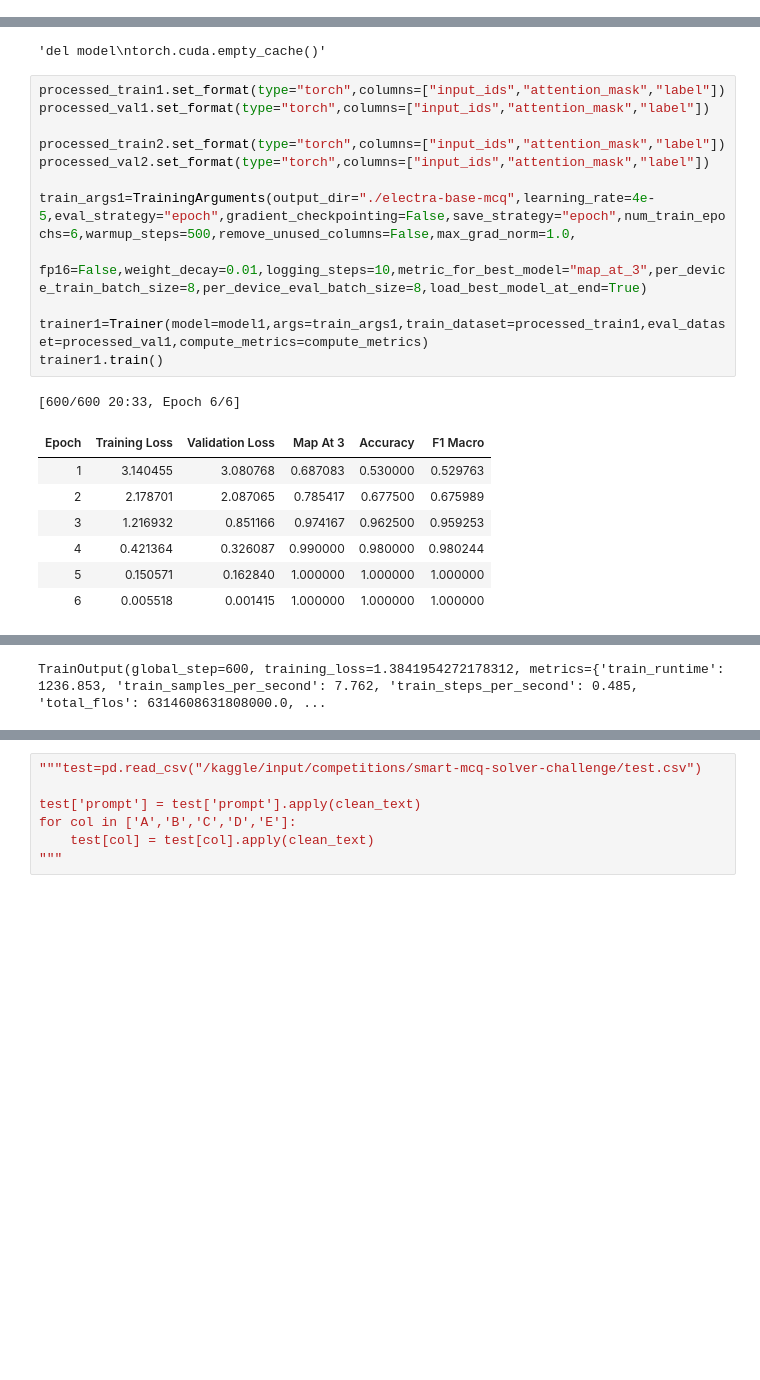
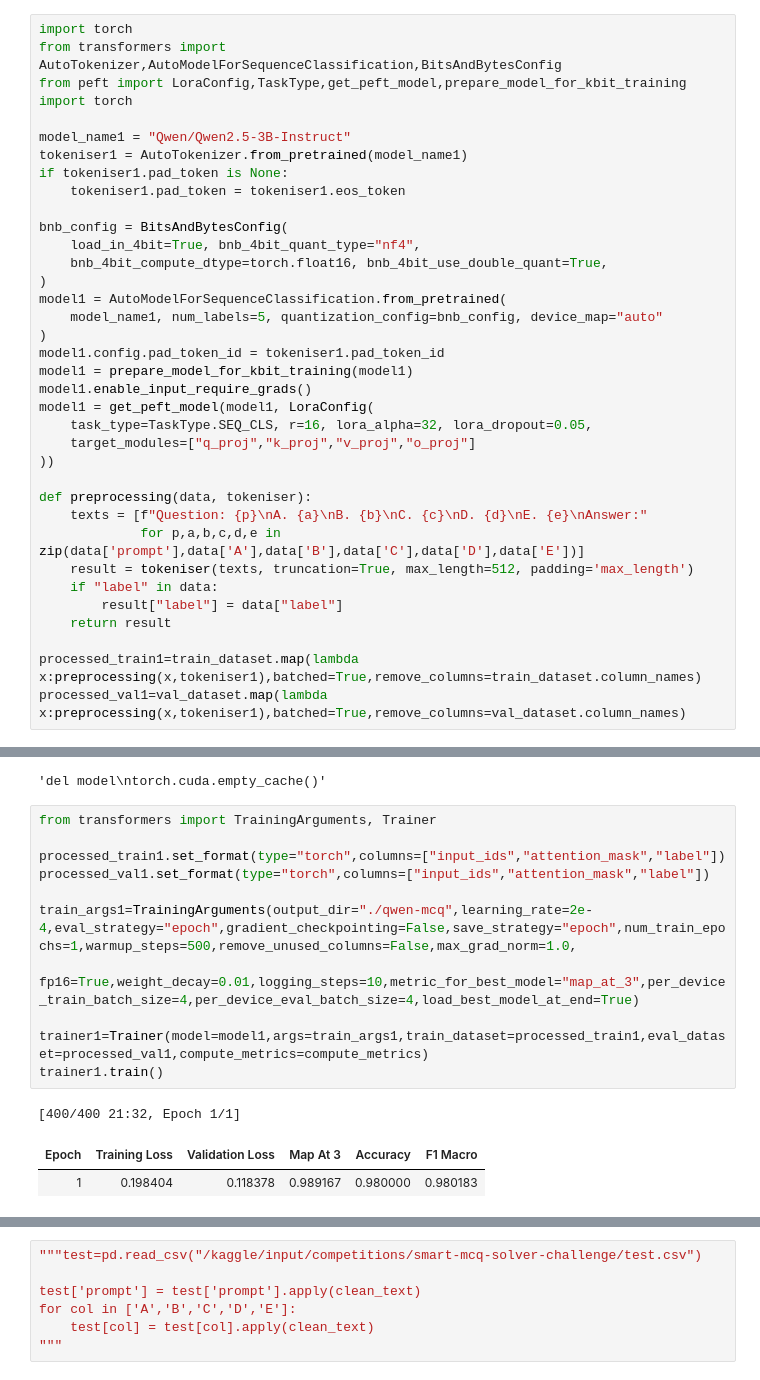
Before and after one commit to chay123-crypto/mcq-solver-transformers, a Jupyter notebook: DL-24f2002314-notebook-t22026.ipynb, the cells around one changed output, grey strips where cells are left out. Saved outputs shown, nothing was run; the diff lists cells and outputs as text; blank space fills up the shorter version.

```diff
--- a/DL-24f2002314-notebook-t22026.ipynb
+++ b/DL-24f2002314-notebook-t22026.ipynb
@@ -770,0 +710,36 @@ Notes:
+# %%
+import torch
+from transformers import AutoTokenizer,AutoModelForSequenceClassification,BitsAndBytesConfig
+from peft import LoraConfig,TaskType,get_peft_model,prepare_model_for_kbit_training
+import torch
+
+model_name1 = "Qwen/Qwen2.5-3B-Instruct"
+tokeniser1 = AutoTokenizer.from_pretrained(model_name1)
+if tokeniser1.pad_token is None:
+    tokeniser1.pad_token = tokeniser1.eos_token
+
+bnb_config = BitsAndBytesConfig(
+    load_in_4bit=True, bnb_4bit_quant_type="nf4",
+    bnb_4bit_compute_dtype=torch.float16, bnb_4bit_use_double_quant=True,
+)
+model1 = AutoModelForSequenceClassification.from_pretrained(
+    model_name1, num_labels=5, quantization_config=bnb_config, device_map="auto"
+)
+model1.config.pad_token_id = tokeniser1.pad_token_id
+model1 = prepare_model_for_kbit_training(model1)
+model1.enable_input_require_grads()
+model1 = get_peft_model(model1, LoraConfig(
+    task_type=TaskType.SEQ_CLS, r=16, lora_alpha=32, lora_dropout=0.05,
+    target_modules=["q_proj","k_proj","v_proj","o_proj"]
+))
+
+def preprocessing(data, tokeniser):
+    texts = [f"Question: {p}\nA. {a}\nB. {b}\nC. {c}\nD. {d}\nE. {e}\nAnswer:"
+             for p,a,b,c,d,e in zip(data['prompt'],data['A'],data['B'],data['C'],data['D'],data['E'])]
+    result = tokeniser(texts, truncation=True, max_length=512, padding='max_length')
+    if "label" in data:
+        result["label"] = data["label"]
+    return result
+
+processed_train1=train_dataset.map(lambda x:preprocessing(x,tokeniser1),batched=True,remove_columns=train_dataset.column_names)
+processed_val1=val_dataset.map(lambda x:preprocessing(x,tokeniser1),batched=True,remove_columns=val_dataset.column_names)
@@ -785,23 +768,17 @@ torch.cuda.empty_cache()"""
 # %% [output]
 'del model\ntorch.cuda.empty_cache()'
 # %%
+from transformers import TrainingArguments, Trainer
+
 processed_train1.set_format(type="torch",columns=["input_ids","attention_mask","label"])
 processed_val1.set_format(type="torch",columns=["input_ids","attention_mask","label"])
 
-processed_train2.set_format(type="torch",columns=["input_ids","attention_mask","label"])
-processed_val2.set_format(type="torch",columns=["input_ids","attention_mask","label"])
-
-train_args1=TrainingArguments(output_dir="./electra-base-mcq",learning_rate=4e-5,eval_strategy="epoch",gradient_checkpointing=False,save_strategy="epoch",num_train_epochs=6,warmup_steps=500,remove_unused_columns=False,max_grad_norm=1.0,
-                             fp16=False,weight_decay=0.01,logging_steps=10,metric_for_best_model="map_at_3",per_device_train_batch_size=8,per_device_eval_batch_size=8,load_best_model_at_end=True)
+train_args1=TrainingArguments(output_dir="./qwen-mcq",learning_rate=2e-4,eval_strategy="epoch",gradient_checkpointing=False,save_strategy="epoch",num_train_epochs=1,warmup_steps=500,remove_unused_columns=False,max_grad_norm=1.0,
+                             fp16=True,weight_decay=0.01,logging_steps=10,metric_for_best_model="map_at_3",per_device_train_batch_size=4,per_device_eval_batch_size=4,load_best_model_at_end=True)
 
 trainer1=Trainer(model=model1,args=train_args1,train_dataset=processed_train1,eval_dataset=processed_val1,compute_metrics=compute_metrics)
 trainer1.train()
 # %% [output]
-[600/600 20:33, Epoch 6/6]
+[400/400 21:32, Epoch 1/1]
 | Epoch | Training Loss | Validation Loss | Map At 3 | Accuracy | F1 Macro |
-| 1 | 3.140455 | 3.080768 | 0.687083 | 0.530000 | 0.529763 |
-| 2 | 2.178701 | 2.087065 | 0.785417 | 0.677500 | 0.675989 |
-| 3 | 1.216932 | 0.851166 | 0.974167 | 0.962500 | 0.959253 |
-| 4 | 0.421364 | 0.326087 | 0.990000 | 0.980000 | 0.980244 |
-| 5 | 0.150571 | 0.162840 | 1.000000 | 1.000000 | 1.000000 |
-| 6 | 0.005518 | 0.001415 | 1.000000 | 1.000000 | 1.000000 |
+| 1 | 0.198404 | 0.118378 | 0.989167 | 0.980000 | 0.980183 |
@@ -810 +785,0 @@ There were unexpected keys in the checkpoint model loaded: ['electra.embeddings.
-TrainOutput(global_step=600, training_loss=1.3841954272178312, metrics={'train_runtime': 1236.853, 'train_samples_per_second': 7.762, 'train_steps_per_second': 0.485, 'total_flos': 6314608631808000.0, ...
```
Also changed, not shown: parts of 17 cells of this notebook.
